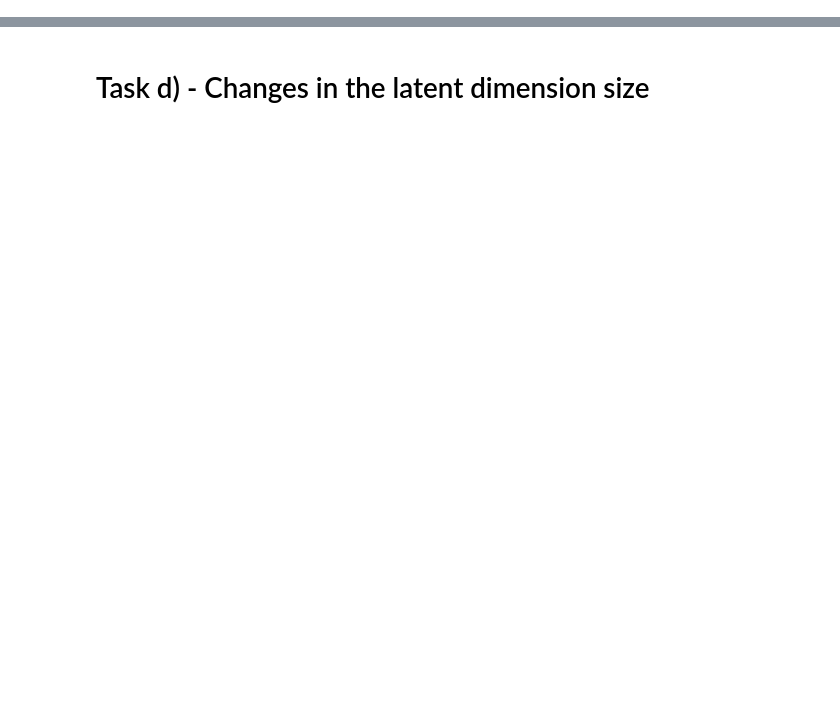
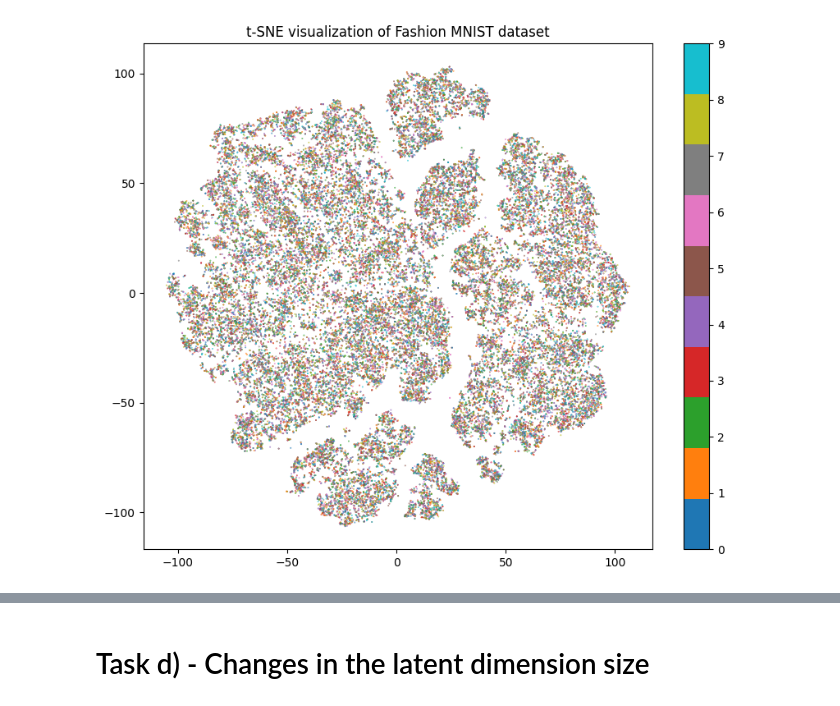
Before and after one commit to Avolord/DeepLearning, a Jupyter notebook: Exercise2/exercise2_newTry.ipynb, the cells around one changed output, grey strips where cells are left out. Saved outputs shown, nothing was run; the diff lists cells and outputs as text; code cells hidden in the pictures; blank space fills up the shorter version.

```diff
--- a/Exercise2/exercise2_newTry.ipynb
+++ b/Exercise2/exercise2_newTry.ipynb
@@ -197,0 +247,15 @@ plt.show()
+# %%
+from sklearn.manifold import TSNE
+
+# Apply t-SNE for dimensionality reduction
+tsne = TSNE(n_components=2, random_state=42)
+embedding_tsne = tsne.fit_transform(latent_space_data)
+
+# Visualize the embedding using t-SNE
+plt.figure(figsize=(10, 8))
+plt.scatter(embedding_tsne[:, 0], embedding_tsne[:, 1], c=train_loader.dataset.targets, cmap='tab10', s=0.1)
+plt.colorbar()
+plt.title('t-SNE visualization of Fashion MNIST dataset')
+plt.show()
+# %% [output]
+[figure, added]
```
Also changed, not shown: parts of 10 cells of this notebook.
